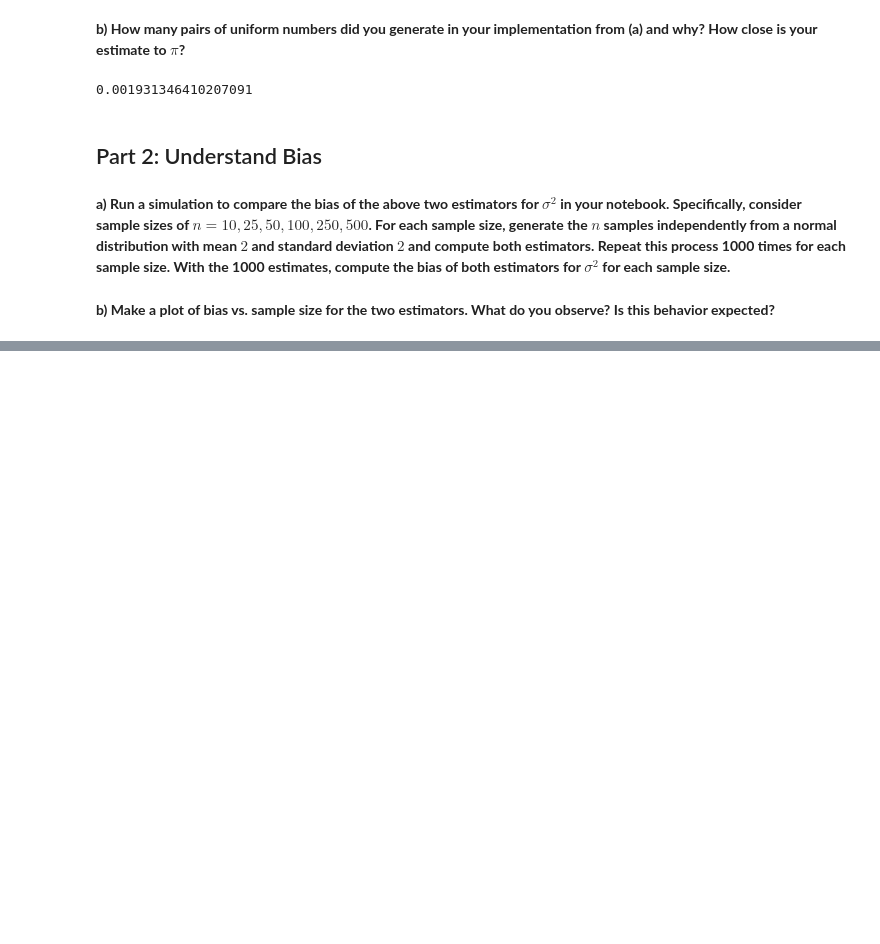
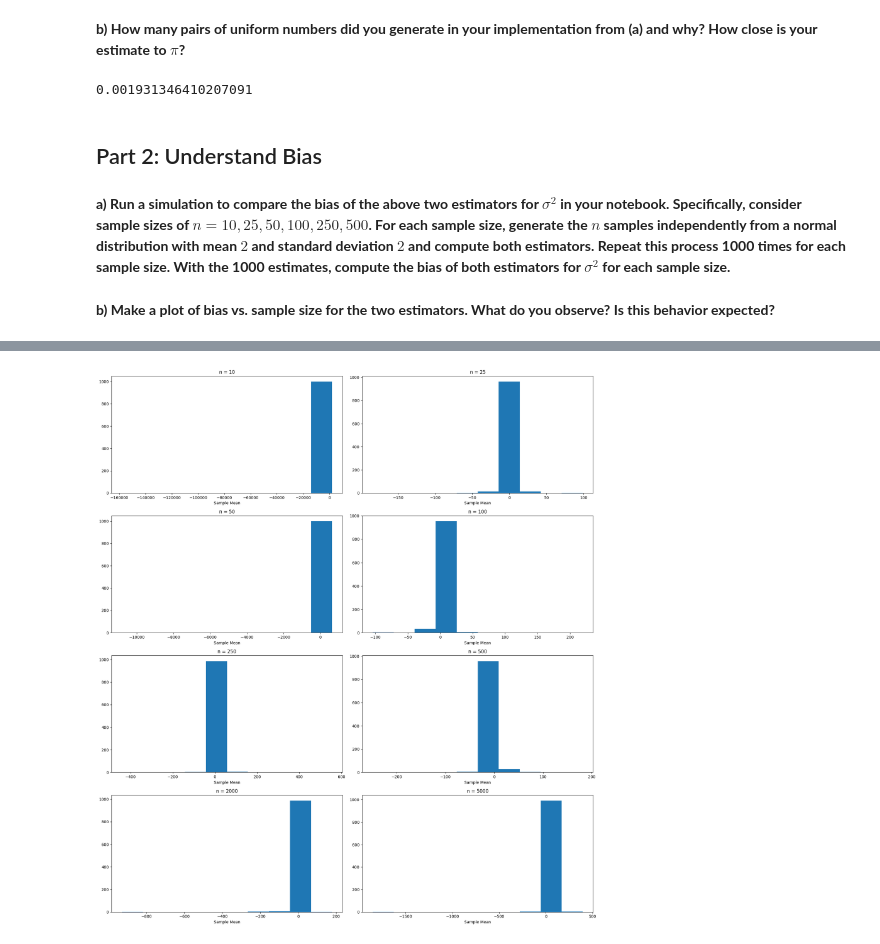
Before and after one commit to BullDF/JSC270_A3_YMENG, a Jupyter notebook: notebook.ipynb, the cells around one changed output, grey strips where cells are left out. Cells and saved outputs as stored; diff of their text form; code cells hidden in the pictures; blank space fills up the shorter version.

```diff
--- a/notebook.ipynb
+++ b/notebook.ipynb
@@ -82,0 +126,22 @@ plt.show()
+# %%
+sample_sizes = [10, 25, 50, 100, 250, 500, 2000, 5000] # Set sample sizes
+np.random.seed(370) # Set seed for reproducibility
+num_trials = 1000 # Set number of trials
+means = [] # Initialize list for grand means
+for n in sample_sizes:
+    sample_means = np.zeros(num_trials) # Initialize array for sample means
+    for i in range(num_trials):
+        sample = np.random.standard_cauchy(n) # Generate exponential data
+        sample_means[i] = np.mean(sample) # Record sample mean
+    means.append(sample_means) # Compute grand mean for this sample size
+# %%
+fig, axs = plt.subplots(4, 2, figsize=(18, 20)) # Create grid for plots
+for i in range(4): # Iterate over rows
+    for j in range(2): # Iterate over columns
+        axs[i][j].hist(x=means[2 * i + j]) # Create histogram
+        axs[i][j].set_title(f'n = {sample_sizes[2 * i + j]}') # Set title
+        axs[i][j].set_xlabel('Sample Mean') # Set x label
+plt.tight_layout() # Improve looking
+plt.show()
+# %% [output]
+[figure, added]
```
Also changed, not shown: parts of 9 cells of this notebook, 3 other files.
